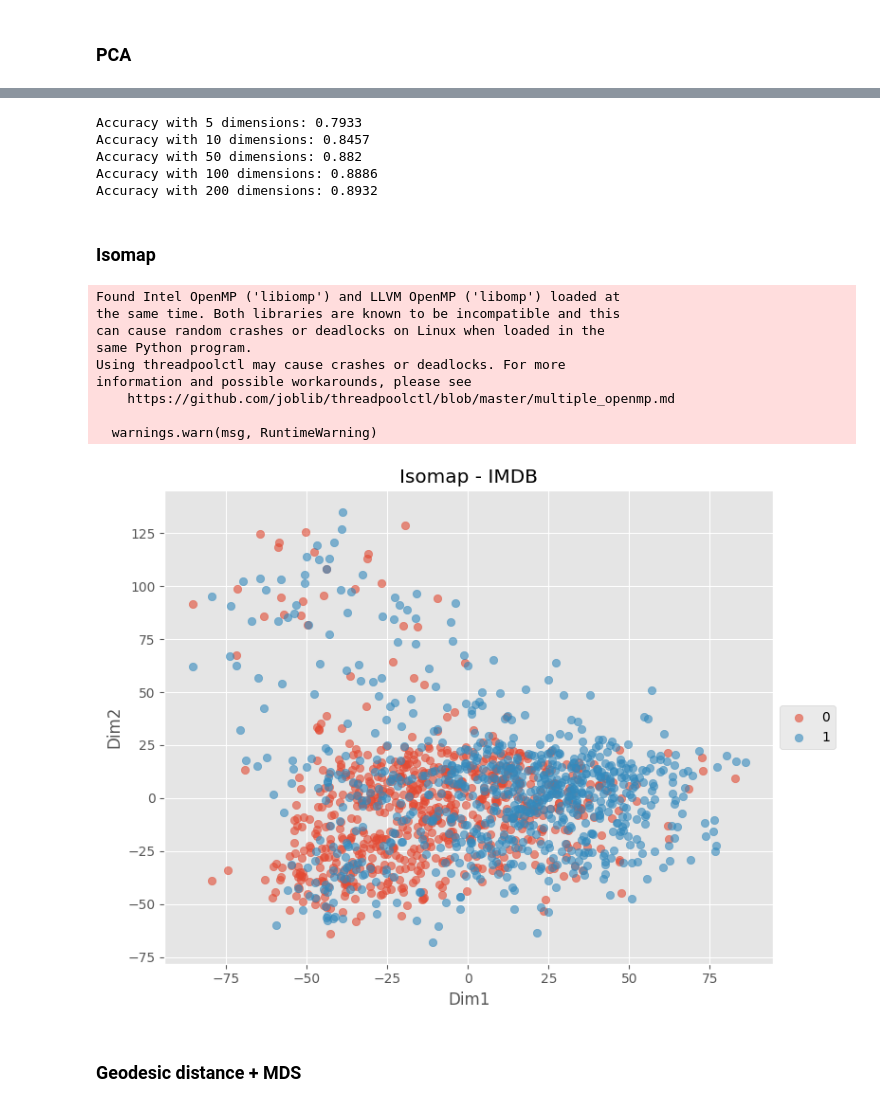
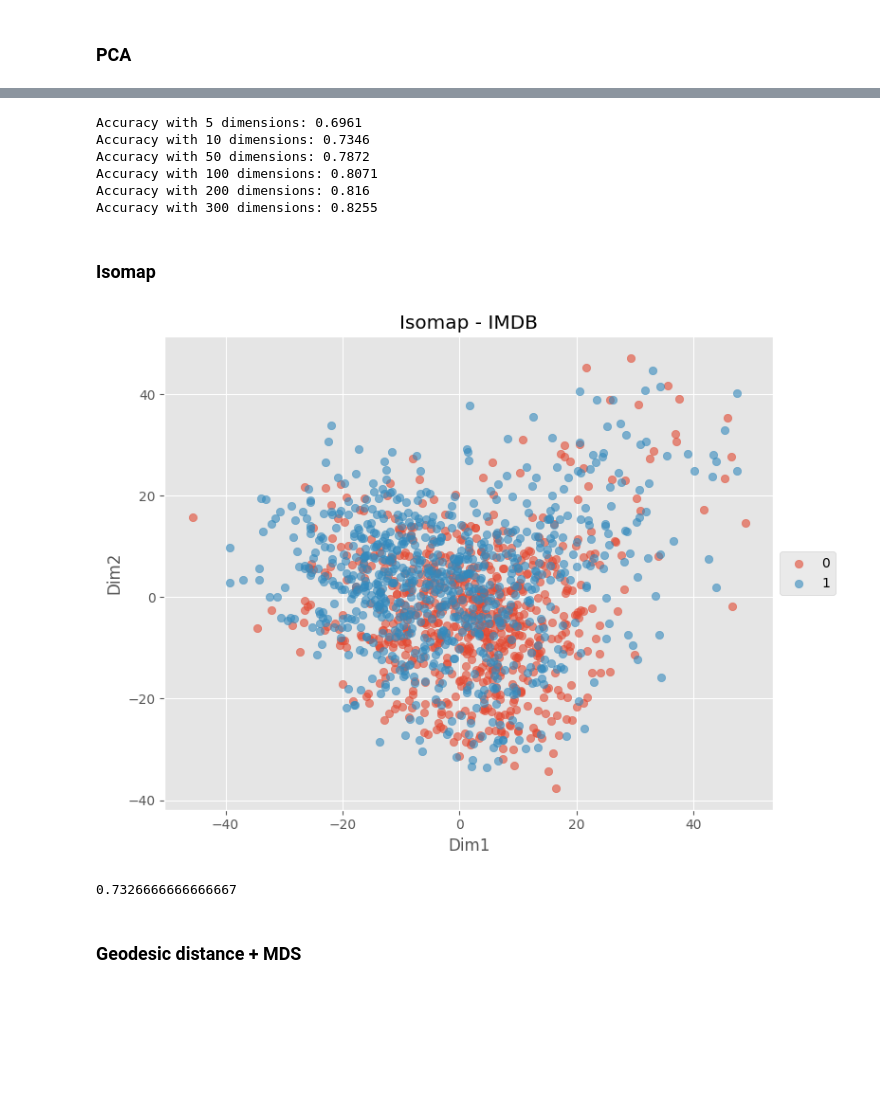
Before and after one commit to jzkhong/GCAE, a Jupyter notebook: MLDS_Projects_TextData.ipynb, the cells around one changed output, grey strips where cells are left out. Drawn from its saved outputs; the diff is of its cells as text; code cells hidden in the pictures; blank space fills up the shorter version.

Commit message:
update text analysis + upload data-MiniLM

```diff
--- a/MLDS_Projects_TextData.ipynb
+++ b/MLDS_Projects_TextData.ipynb
@@ -125,7 +125,7 @@ device = 'cuda' if torch.cuda.is_available() else 'cpu'
 print(f'Using device: {device}')
 
 # Initialize the Sentence Transformer model
-model = SentenceTransformer('all-mpnet-base-v2', device=device)
+model = SentenceTransformer('all-MiniLM-L6-v2', device=device)
 
 # Convert text data to sentence embeddings
 X_train_embeddings = model.encode(X_train, convert_to_tensor=True, device=device)
@@ -141,6 +141,6 @@ np.savez_compressed('data.npz', X_train_vec=X_train_vec, X_test_vec=X_test_vec,
 # %%
 # Load data
-data = np.load('data.npz', allow_pickle=True)
+data = np.load('data-MiniLM-L6-v2.npz', allow_pickle=True)
 X_train_vec = data['X_train_vec']
 X_test_vec = data['X_test_vec']
 y_train = data['y_train']
@@ -208,5 +208,5 @@ plot_2d_comparison(x_train_pca, y_train, 1500, unique_labels, 'PC1', 'PC2', 'PCA
 # %%
-for dim in [5, 10,  50, 100, 200]:
+for dim in [5, 10,  50, 100, 200, 300]:
     model = LogisticRegression(random_state=42)
     model.fit(x_train_pca[:, :dim], y_train)
 
@@ -214,33 +214,36 @@ for dim in [5, 10,  50, 100, 200]:
     acc = accuracy_score(y_test, pred)
     print(f'Accuracy with {dim} dimensions: {acc}')
 # %% [output]
-Accuracy with 5 dimensions: 0.7933
-Accuracy with 10 dimensions: 0.8457
-Accuracy with 50 dimensions: 0.882
-Accuracy with 100 dimensions: 0.8886
-Accuracy with 200 dimensions: 0.8932
+Accuracy with 5 dimensions: 0.6961
+Accuracy with 10 dimensions: 0.7346
+Accuracy with 50 dimensions: 0.7872
+Accuracy with 100 dimensions: 0.8071
+Accuracy with 200 dimensions: 0.816
+Accuracy with 300 dimensions: 0.8255
 # %% [markdown]
 ### Isomap
 # %%
 # Reduce the dimensionality of the dataset to two-dimensional using Isomap
-isomap_imdb = Isomap(n_components=2, n_neighbors=5)
+isomap_imdb = Isomap(n_components=10, n_neighbors=20)
 # Fit the isomap algorithn using the first 30,000 data points to reduce compute time
-x_train_isomap = isomap_imdb.fit_transform(x_train_scaled[:10000])
+x_train_isomap = isomap_imdb.fit_transform(x_train_scaled[:30000])
 
 # Visualise the 2d representation of the dataset
 plot_2d_comparison(x_train_isomap, y_train, 1500, unique_labels,
                'Dim1', 'Dim2', 'Isomap - IMDB')
 # %% [output]
-Found Intel OpenMP ('libiomp') and LLVM OpenMP ('libomp') loaded at
-the same time. Both libraries are known to be incompatible and this
-can cause random crashes or deadlocks on Linux when loaded in the
-same Python program.
-Using threadpoolctl may cause crashes or deadlocks. For more
-information and possible workarounds, please see
-    https://github.com/joblib/threadpoolctl/blob/master/multiple_openmp.md
-
-  warnings.warn(msg, RuntimeWarning)
-[figure, old version]
+[figure, new version]
+# %%
+iso_x_train, iso_x_test, iso_y_train, iso_y_test = train_test_split(x_train_isomap, y_train[:30000], test_size=0.1, random_state=42,  stratify=y_train[:30000])
+
+model = LogisticRegression(random_state=42, max_iter=1000)
+model.fit(iso_x_train, iso_y_train)
+
+pred = model.predict(iso_x_test)
+acc = accuracy_score(iso_y_test, pred)
+print(acc)
+# %% [output]
+0.7326666666666667
 # %% [markdown]
 ### Geodesic distance + MDS
 # %%
```
Also changed, not shown: parts of 17 cells of this notebook, 17 other files.
